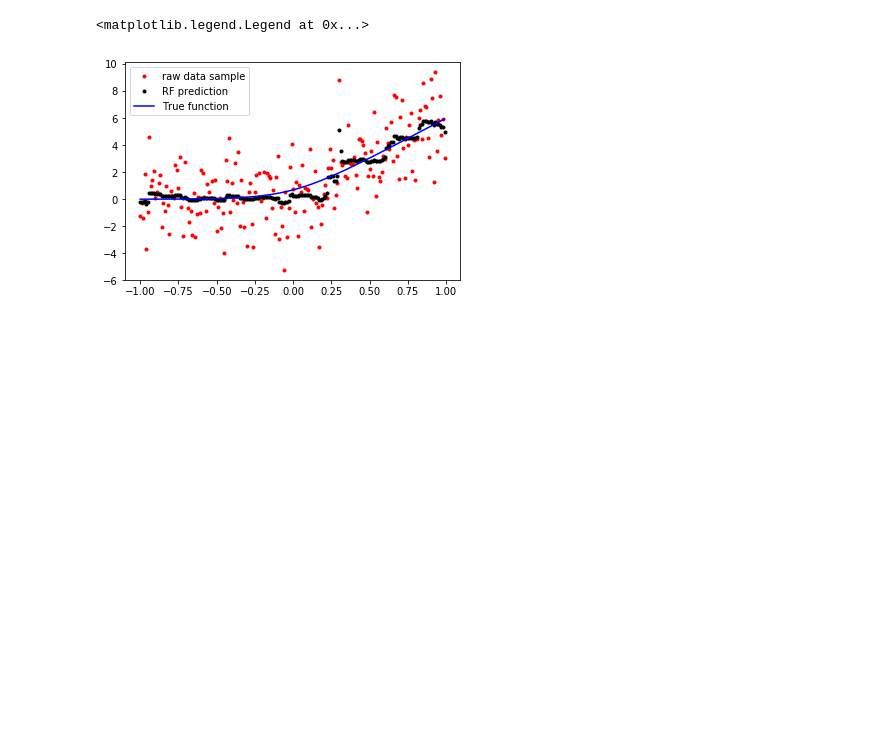
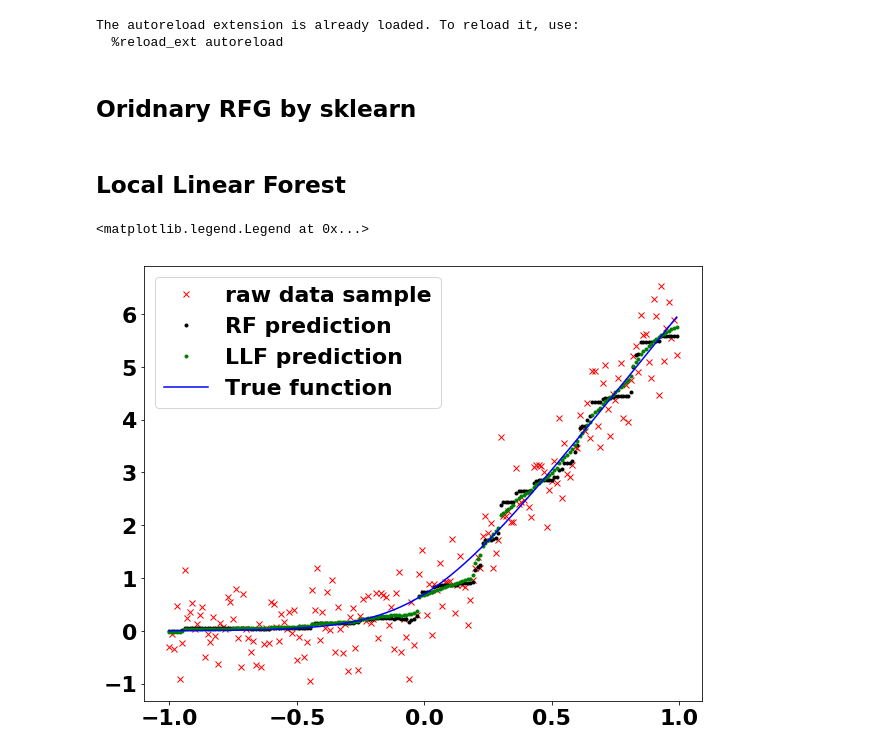
Before and after one commit to HoustonJ2013/LocalLinearForest, a Jupyter notebook: notebook/Toy_Example .ipynb, the cells around one changed output. Saved outputs shown, nothing was run; the diff lists cells and outputs as text; code cells hidden in the pictures; blank space fills up the shorter version.

Commit message:
locallinearforest

```diff
--- a/notebook/Toy_Example .ipynb
+++ b/notebook/Toy_Example .ipynb
@@ -1,10 +1,21 @@
 # %%
 import numpy as np
 import matplotlib.pylab as plt
+import matplotlib
+import sys
+sys.path.append("../")
+from LocalLinearForest import LocalLinearForest
+%load_ext autoreload
+%autoreload 2
 %matplotlib inline
 np.random.seed(40)
-f = lambda x: np.log(1 + np.exp(6 * x)) + np.random.normal(0, 2, x.shape)
+f = lambda x: np.log(1 + np.exp(6 * x)) + np.random.normal(0, 0.5, x.shape)
 f0 = lambda x: np.log(1 + np.exp(6 * x))
+# %% [output]
+The autoreload extension is already loaded. To reload it, use:
+  %reload_ext autoreload
+# %% [markdown]
+## Oridnary RFG by sklearn
 # %%
 from sklearn.ensemble import RandomForestRegressor
 
@@ -13,14 +24,30 @@ y_true = f0(x)
 y = f(x)
 
 ## Normal random forest regressor fitting
-skr_1 = RandomForestRegressor(n_estimators=500, max_depth=3)
+skr_1 = RandomForestRegressor(n_estimators=100, max_depth=3)
 skr_1.fit(x.reshape(-1, 1), y)
 y_pred = skr_1.predict(x.reshape(-1, 1))
-
-plt.plot(x, y, "r.", label="raw data sample")
-plt.plot(x, y_pred, "k.", label="RF prediction")
-plt.plot(x, y_true, "b", label="True function")
-plt.legend()
-# %% [output]
-<matplotlib.legend.Legend at 0x...>
-[figure, removed]
+# %% [markdown]
+## Local Linear Forest
+# %%
+llf_1 = LocalLinearForest(n_estimators=100, max_depth=3)
+llf_1.fit(x.reshape(-1, 1), y)
+x0s = np.arange(-1, 1, 0.01)
+y0_pred = llf_1.predict(x0s.reshape(-1, 1))
+
+
+
+
+font = {'family' : 'normal',
+        'weight' : 'bold',
+        'size'   : 22}
+matplotlib.rc('font', **font)
+plt.figure(figsize=(10, 8))
+plt.plot(x, y, "rx", label="raw data sample")
+plt.plot(x, y_pred, "k.", label="RF prediction")
+plt.plot(x0s, y0_pred, "g.", label="LLF prediction")
+plt.plot(x, y_true, "b", label="True function")
+plt.legend()
+# %% [output]
+<matplotlib.legend.Legend at 0x...>
+[figure, added]
```
Also changed, not shown: 1 other file.
